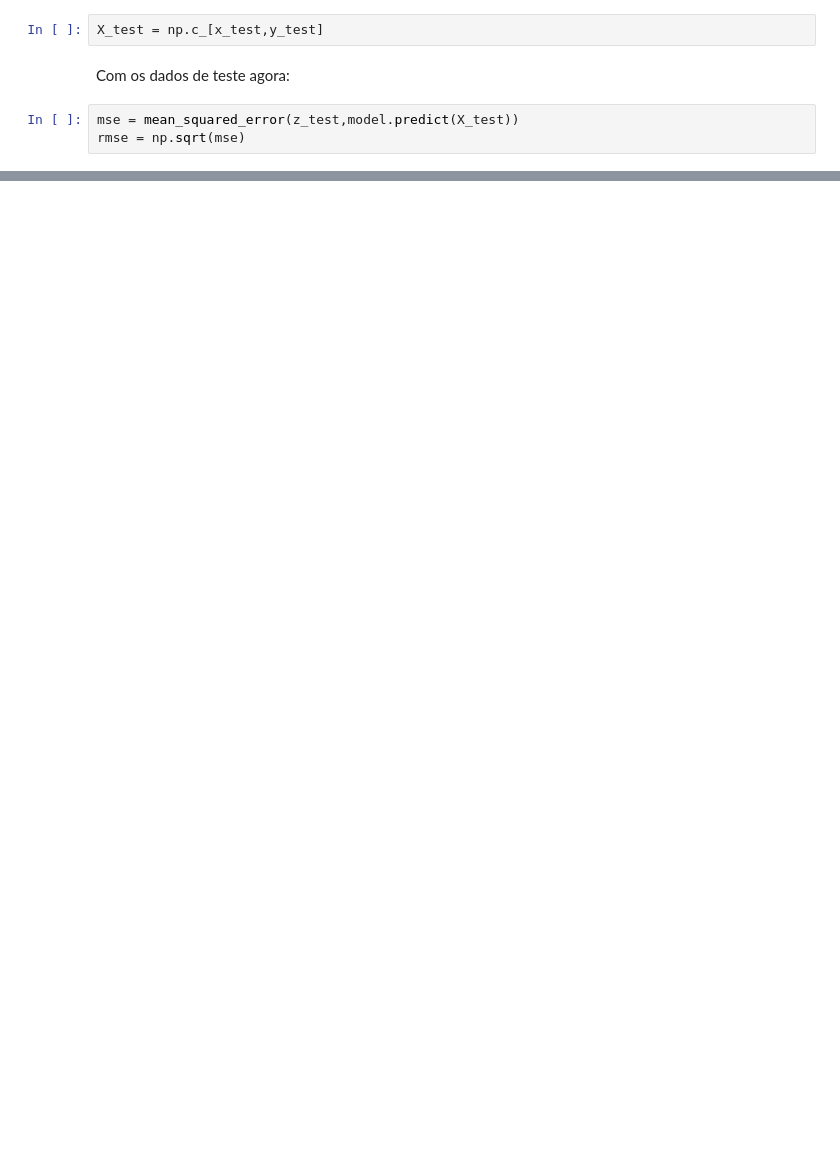
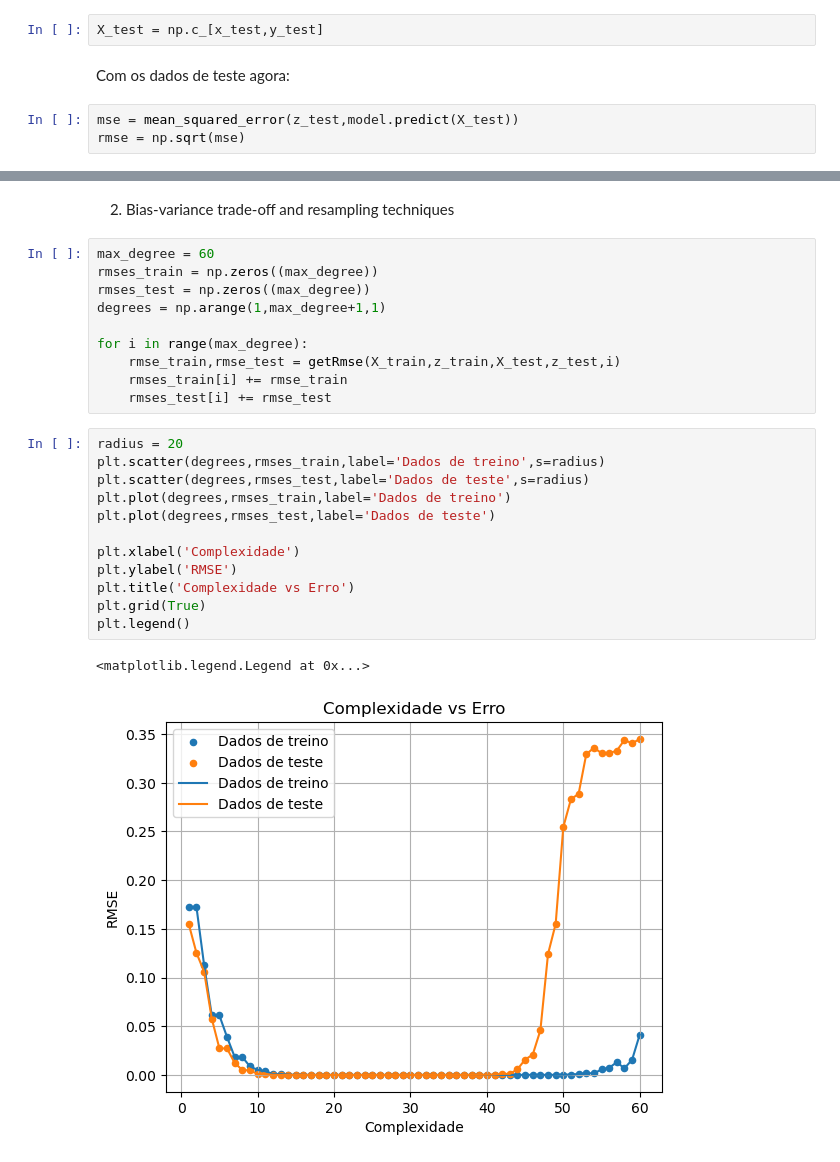
Before and after one commit to mickpires/machine-learning, a Jupyter notebook: exercicios_jensen/resampling.ipynb, the cells around one changed output, grey strips where cells are left out. Saved outputs shown, nothing was run; the diff lists cells and outputs as text; blank space fills up the shorter version.

```diff
--- a/exercicios_jensen/resampling.ipynb
+++ b/exercicios_jensen/resampling.ipynb
@@ -137,0 +141,27 @@ plt.show()
+# %% [markdown]
+2) Bias-variance trade-off and resampling techniques
+# %%
+max_degree = 60
+rmses_train = np.zeros((max_degree))
+rmses_test = np.zeros((max_degree))
+degrees = np.arange(1,max_degree+1,1)
+
+for i in range(max_degree):
+    rmse_train,rmse_test = getRmse(X_train,z_train,X_test,z_test,i)
+    rmses_train[i] += rmse_train
+    rmses_test[i] += rmse_test
+# %%
+radius = 20
+plt.scatter(degrees,rmses_train,label='Dados de treino',s=radius)
+plt.scatter(degrees,rmses_test,label='Dados de teste',s=radius)
+plt.plot(degrees,rmses_train,label='Dados de treino')
+plt.plot(degrees,rmses_test,label='Dados de teste')
+
+plt.xlabel('Complexidade')
+plt.ylabel('RMSE')
+plt.title('Complexidade vs Erro')
+plt.grid(True)
+plt.legend()
+# %% [output]
+<matplotlib.legend.Legend at 0x...>
+[figure, added]
```
Also changed, not shown: parts of 5 cells of this notebook, 3 other files.
